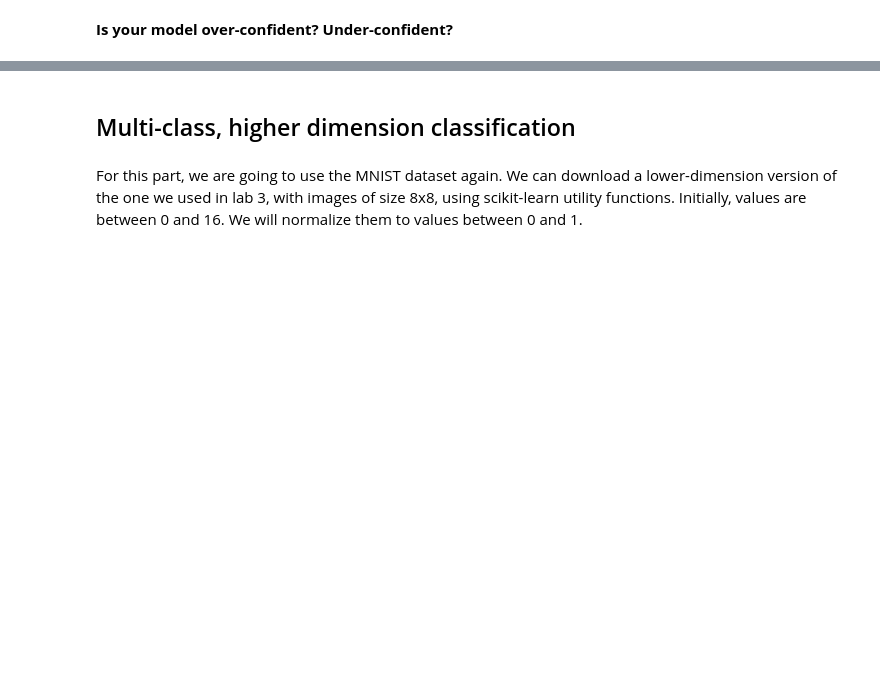
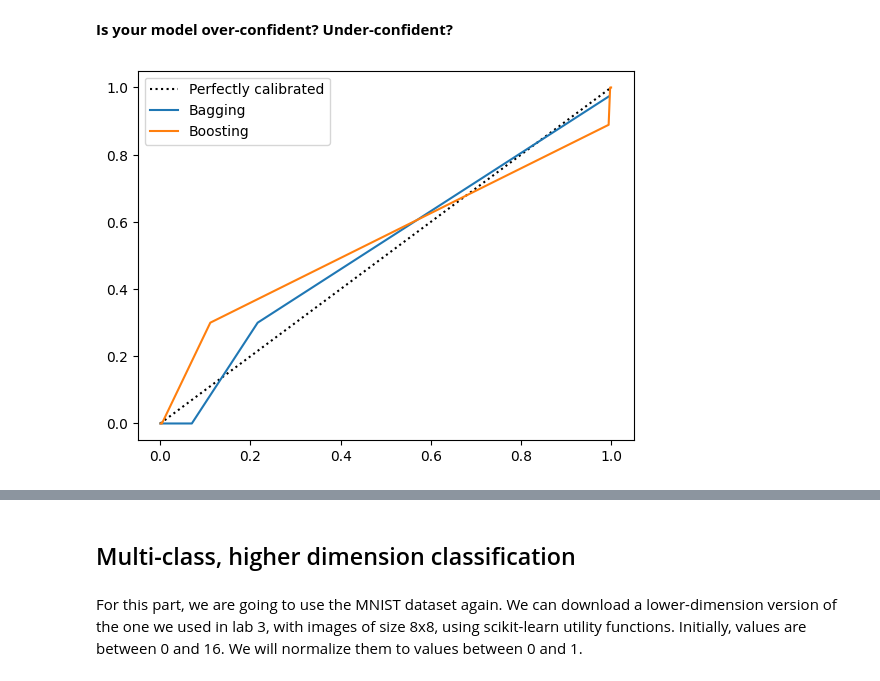
Before and after one commit to ans9868/mlclass2026, a Jupyter notebook: Labs/Lab 6 - Classifiers final edition.ipynb, the cells around one changed output, grey strips where cells are left out. Saved outputs shown, nothing was run; the diff lists cells and outputs as text; code cells hidden in the pictures; blank space fills up the shorter version.

```diff
--- a/Labs/Lab 6 - Classifiers final edition.ipynb
+++ b/Labs/Lab 6 - Classifiers final edition.ipynb
@@ -36,2 +102,21 @@ Make sure your methodology is correct.
 # %% [markdown]
 **Is your model over-confident? Under-confident?**
+# %%
+from sklearn.calibration import calibration_curve
+
+models = {"Bagging": bag_classifier, "Boosting": boost_classifier}
+
+fig, ax = plt.subplots()
+ax.plot([0, 1], [0, 1], "k:", label="Perfectly calibrated")
+
+
+for name, model in models.items():
+    proba = model.predict_proba(X_test)[:, 1]
+    frac_pos, mean_prediction = calibration_curve(y_test, proba, n_bins=8, strategy="quantile")
+    ax.plot(mean_prediction, frac_pos, label=name)
+
+
+ax.legend()
+plt.show()
+# %% [output]
+[figure, added]
```
Also changed, not shown: parts of 6 cells of this notebook, 3 other files.
